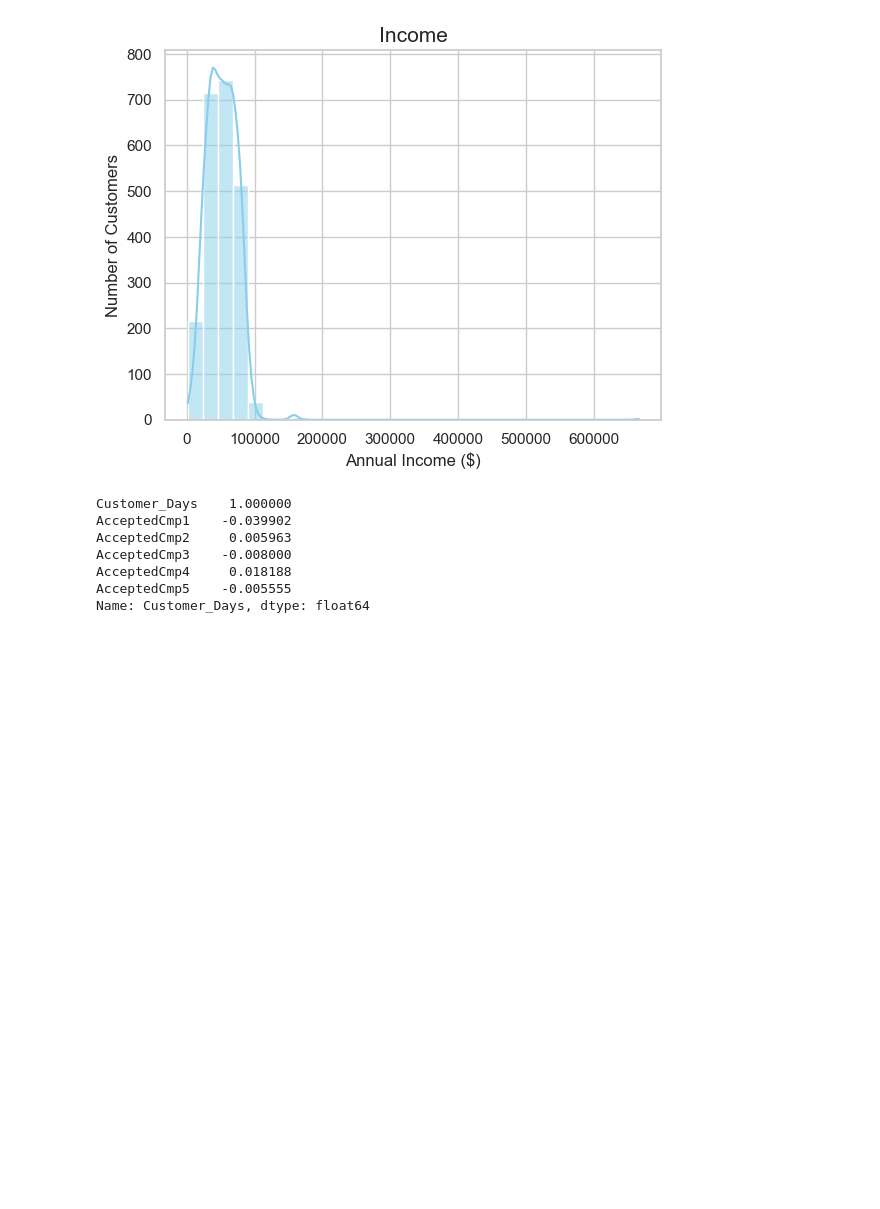
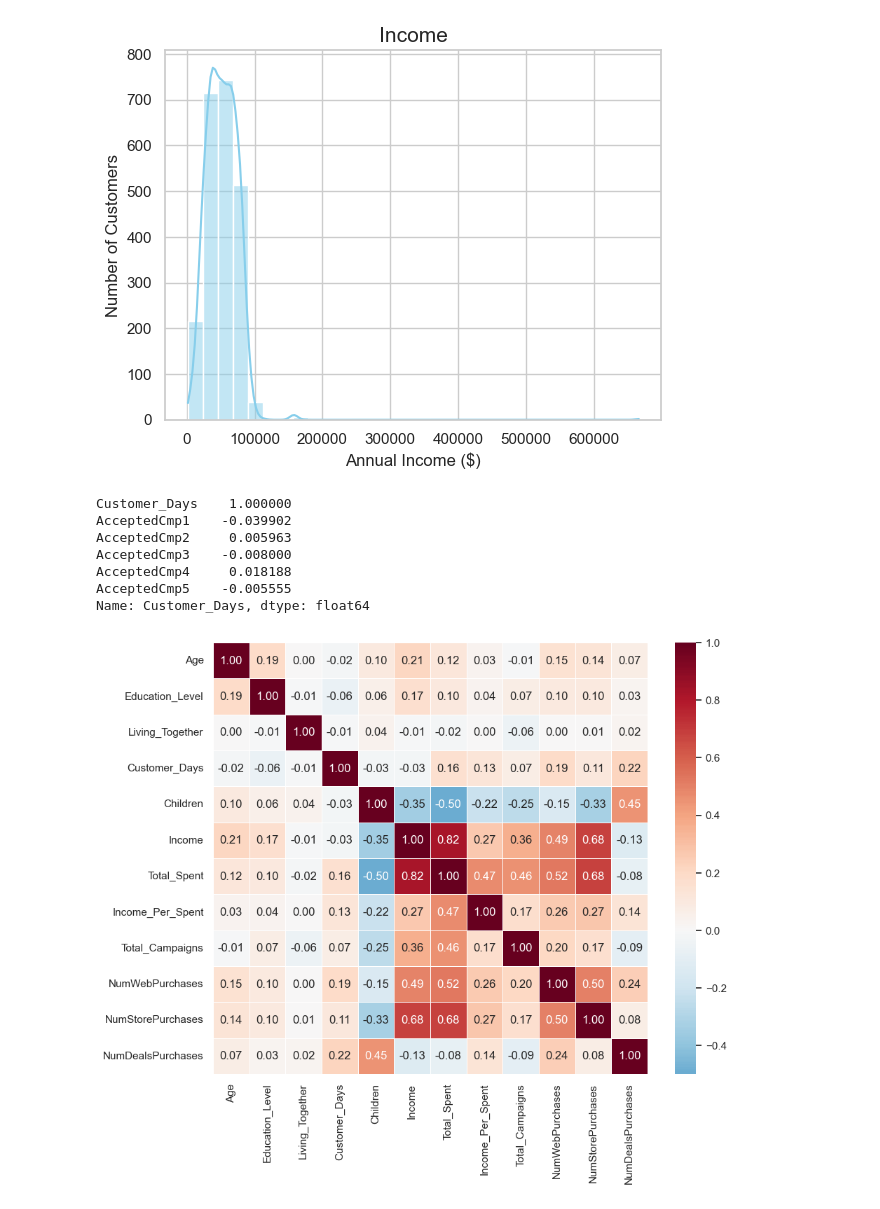
Before and after one commit to haejun1/DataAnalytics, a Jupyter notebook: numpy/8regression.ipynb, the cells around one changed output. Saved outputs shown, nothing was run; the diff lists cells and outputs as text; code cells hidden in the pictures; blank space fills up the shorter version.

```diff
--- a/numpy/8regression.ipynb
+++ b/numpy/8regression.ipynb
@@ -388,13 +393,14 @@ cmp_cols = ['AcceptedCmp1', 'AcceptedCmp2', 'AcceptedCmp3', 'AcceptedCmp4', 'Acc
 correlation = df2[['Customer_Days'] + cmp_cols].corr()['Customer_Days']
 print(correlation)
     #결론 : 가입날짜와 캠페인 반응성은 상관이 없다
+    #가입날짜에 따라 쿠폰(할인)을 다르게 해볼까?
 
 #총 자녀수 : 아기와 청소년을 묶어 그저 자녀로 보기 위함
 df2['Children'] = df2['Kidhome'] + df2['Teenhome']
     # 자녀여부 (1,0)도 가능하지만 그냥 0명은 0이니깐 그대로 유지
 
-#총 지출금액 : 분야 상관없이 얼마나 쓰는지 체크
-mnt_cols = ['MntWines', 'MntFruits', 'MntMeatProducts', 'MntFishProducts', 'MntSweetProducts', 'MntGoldProds']
+#총 지출금액 : 분야 상관없이 얼마나 쓰는지 체크 / 금은 타상품들과 연관성이 적어 제외
+mnt_cols = ['MntWines', 'MntFruits', 'MntMeatProducts', 'MntFishProducts', 'MntSweetProducts']
 df2['Total_Spent'] = df2[mnt_cols].sum(axis=1)
 
 #거주형태 : 동거중이면 1, 아니면 0
@@ -407,6 +413,19 @@ df2['Total_Campaigns'] = df2[cmp_cols].sum(axis=1)
 
 #수입 대비 지출
 df2['Income_Per_Spent'] = df2['Total_Spent'] / df2['Income']
+
+#학력 : 인코딩
+edu_map = {
+    'Basic': 1,       # 고졸
+    '2n Cycle': 2,    # 석사준비 (but 학사는 졸업생, 2n은 준비생이라 더 낮게 매김)
+    'Graduation': 3,  # 학사
+    'Master': 4,      # 석사
+    'PhD': 5          # 박사
+}
+df2['Education_Level'] = df2['Education'].map(edu_map)
+
+#프리미엄 상품 : 와인 + 고기 : 고소득자가 자주 구매 및 수익에 큰 영향을 끼치는 상품 묶음
+df2['Mnt_Premium'] = df2['MntWines'] + df2['MntMeatProducts']
 # %% [output]
 Customer_Days    1.000000
 AcceptedCmp1    -0.039902
@@ -415,3 +434,33 @@ AcceptedCmp3    -0.008000
 AcceptedCmp4     0.018188
 AcceptedCmp5    -0.005555
 Name: Customer_Days, dtype: float64
+# %%
+#4. 관계분석
+cols = [
+    'Age',
+    'Education_Level',
+    'Living_Together',
+    'Customer_Days',
+    'Children',
+    'Income',
+    'Total_Spent',
+    'Income_Per_Spent',
+    'Total_Campaigns',
+    'NumWebPurchases',
+    'NumStorePurchases',
+    'NumDealsPurchases'
+]
+corr_matrix = df2[cols].corr()
+plt.figure(figsize=(10,8))
+sns.heatmap(corr_matrix,
+            annot=True,
+            fmt=".2f",
+            cmap='RdBu_r',
+            center=0,
+            linewidths=0.5)
+plt.show()
+
+#0.2이상 : 분석해볼만 하다
+#0.8이상 : 다중공선성 의심해보자
+# %% [output]
+[figure, added]
```
Also changed, not shown: parts of 7 cells of this notebook.
